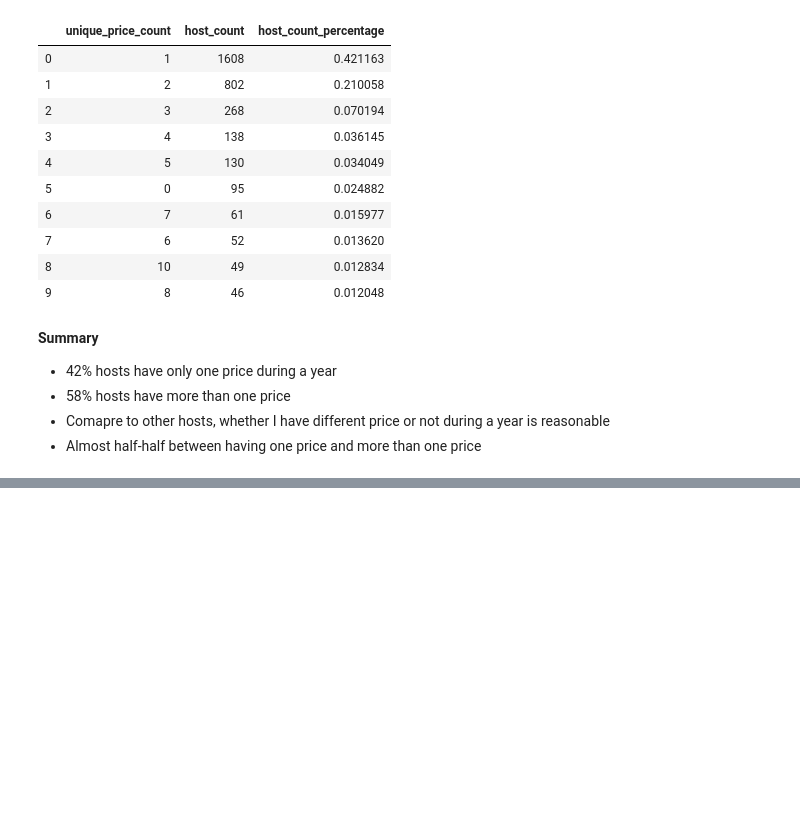
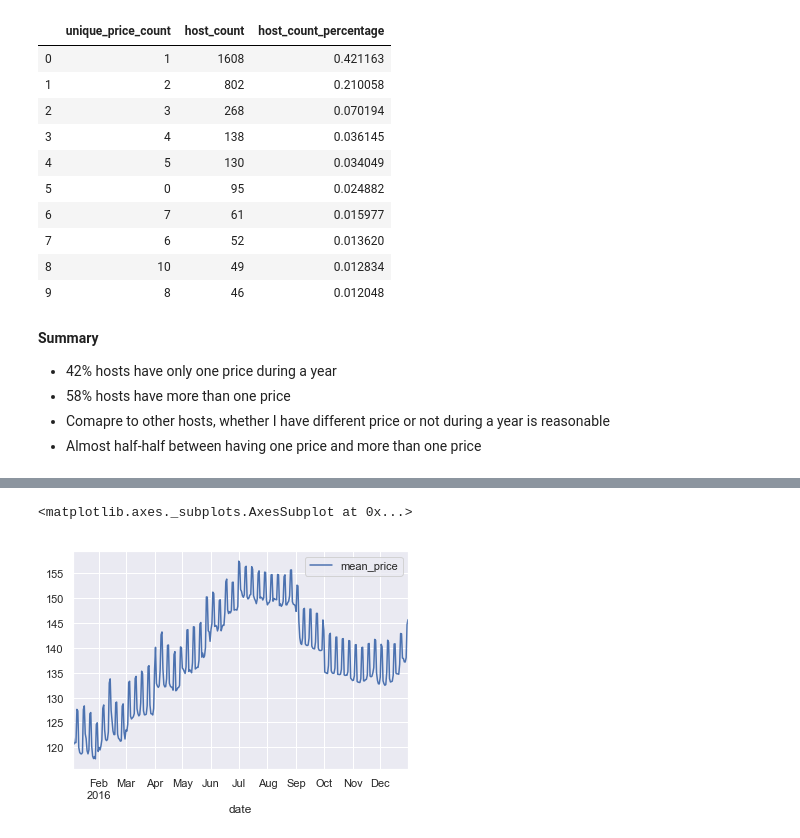
Before and after one commit to chiayunchiang/Seattle-Airbnb-Analysis, a Jupyter notebook: Seattle Airbnb Analysis.ipynb, the cells around one changed output, grey strips where cells are left out. Drawn from its saved outputs; the diff is of its cells as text; code cells hidden in the pictures; blank space fills up the shorter version.

Commit message:
Answering the question:Is the price fluctuating seasonly? monthly? weekly?

```diff
--- a/Seattle Airbnb Analysis.ipynb
+++ b/Seattle Airbnb Analysis.ipynb
@@ -386,0 +415,2 @@ count_diff_price.sort_values(by="host_count_percentage", ascending=False).head(1
+# %%
+calendar_available = calendar_available[calendar_available["year"]==2016]
@@ -386,0 +433,9 @@ count_diff_price.sort_values(by="host_count_percentage", ascending=False).head(1
+# %%
+# https://pandas.pydata.org/pandas-docs/version/0.23.4/generated/pandas.core.groupby.DataFrameGroupBy.agg.html
+calendar_date = calendar_available.groupby("date").agg({"price":["mean","min","max"]}).reset_index()
+# %%
+# Remove Multicolumns
+calendar_date.columns = calendar_date.columns.droplevel(0)
+# %%
+# Rename the columns name
+calendar_date.rename(columns={"":"date","mean":"mean_price","min":"min_price","max":"max_price"},inplace=True)
@@ -386,0 +458,8 @@ count_diff_price.sort_values(by="host_count_percentage", ascending=False).head(1
+# %%
+# We can see there are specific mean price fluctuate among different month
+calendar_date.plot(x="date",y="mean_price")
+#calendar_date.plot(x="date",y="min_price")
+#calendar_date.plot(x="date",y="min_price")
+# %% [output]
+<matplotlib.axes._subplots.AxesSubplot at 0x...>
+[figure, added]
```
Also changed, not shown: parts of 17 cells of this notebook.
